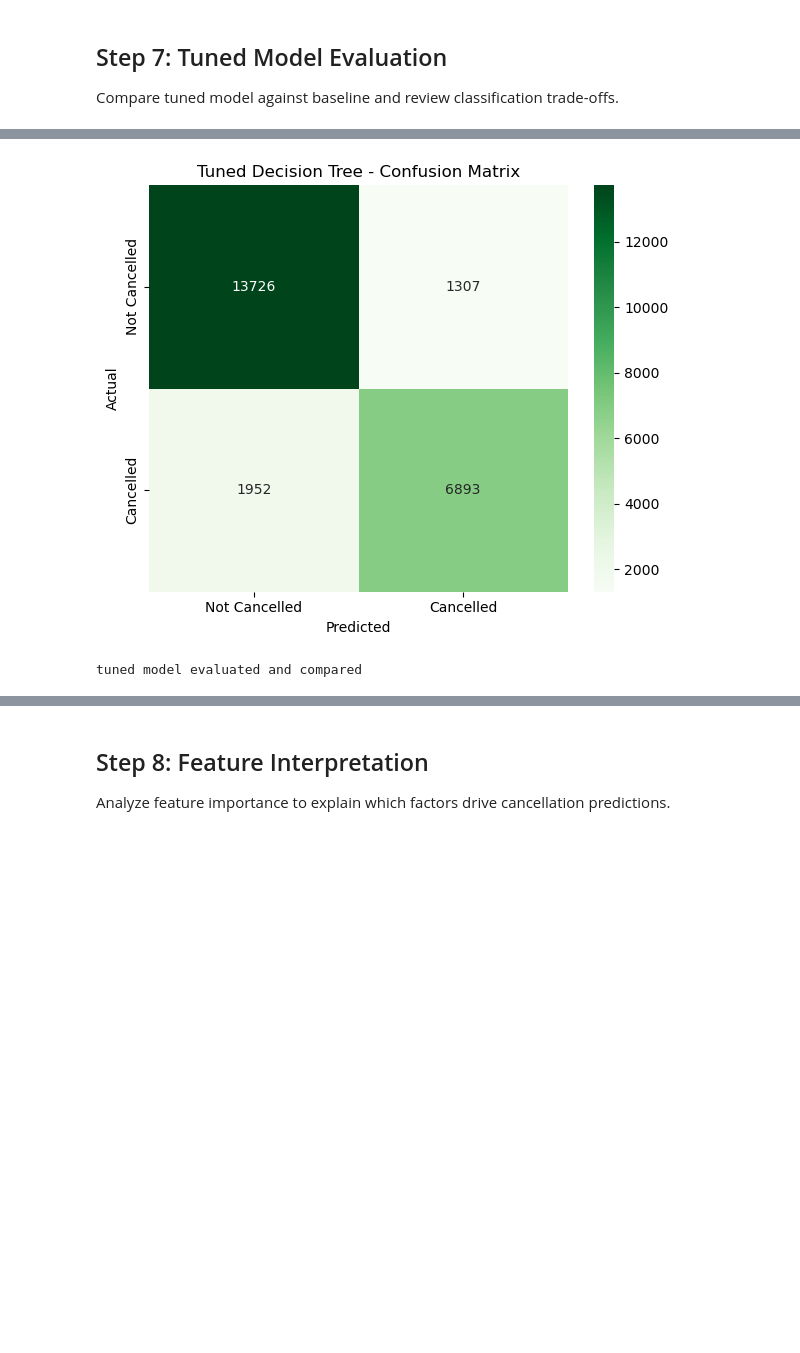
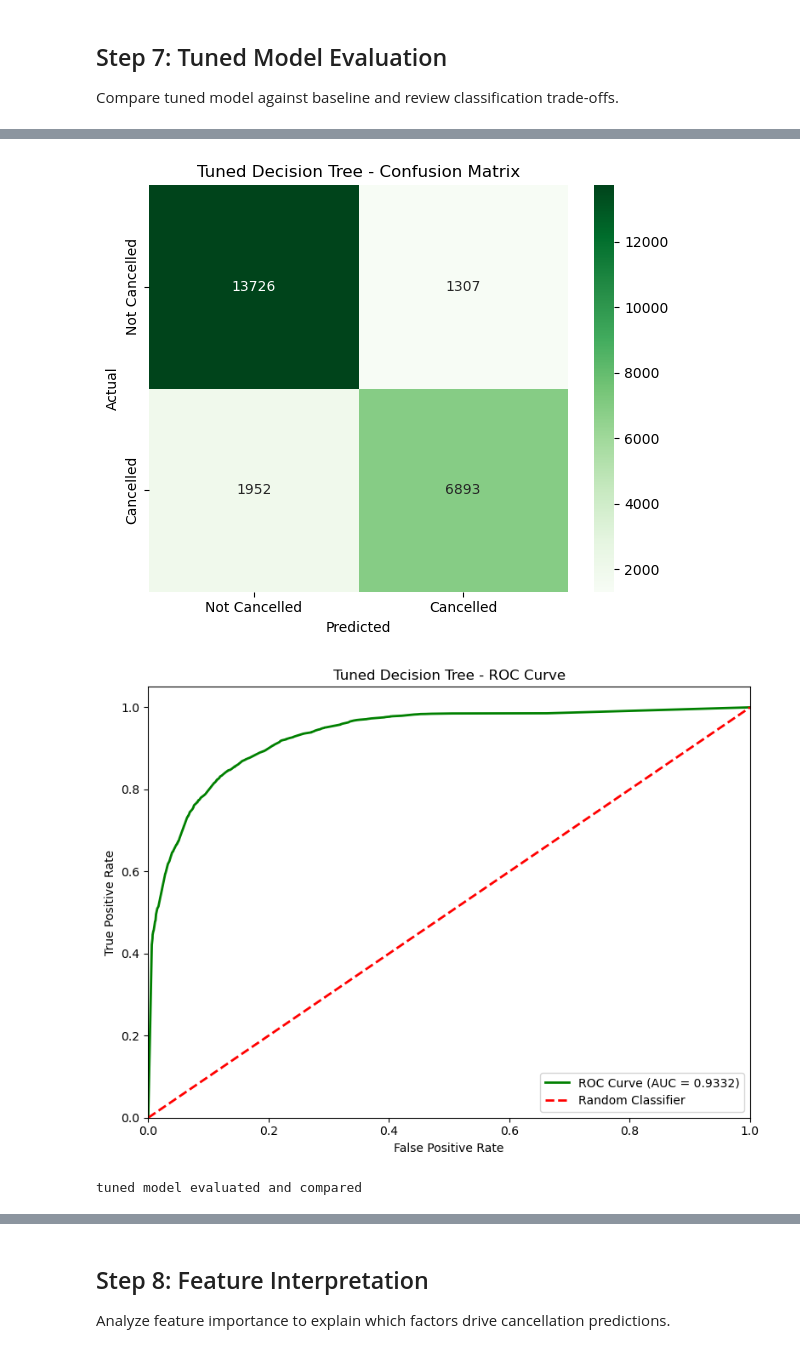
Before and after one commit to Eranga999/ML_Group_Assigment, a Jupyter notebook: Decision_Tree_IT22194244.ipynb, the cells around one changed output, grey strips where cells are left out. Drawn from its saved outputs; the diff is of its cells as text; code cells hidden in the pictures; blank space fills up the shorter version.

```diff
--- a/Decision_Tree_IT22194244.ipynb
+++ b/Decision_Tree_IT22194244.ipynb
@@ -397,18 +420,35 @@ Not Cancelled       0.88      0.91      0.89     15033
 # %%
 # Tuned confusion matrix
 cm_tuned = confusion_matrix(y_test, y_pred_tuned)
 
 plt.figure(figsize=(6, 5))
 sns.heatmap(cm_tuned, annot=True, fmt='d', cmap='Greens',
             xticklabels=['Not Cancelled', 'Cancelled'],
             yticklabels=['Not Cancelled', 'Cancelled'])
 plt.title('Tuned Decision Tree - Confusion Matrix')
 plt.xlabel('Predicted')
 plt.ylabel('Actual')
 plt.tight_layout()
 plt.show()
 
+# ROC Curve for tuned model
+y_pred_proba_tuned = best_model.predict_proba(X_test)[:, 1]
+fpr_tuned, tpr_tuned, _ = roc_curve(y_test, y_pred_proba_tuned)
+
+plt.figure(figsize=(8, 6))
+plt.plot(fpr_tuned, tpr_tuned, color='green', lw=2, label=f'ROC Curve (AUC = {roc_auc_tuned:.4f})')
+plt.plot([0, 1], [0, 1], color='red', lw=2, linestyle='--', label='Random Classifier')
+plt.xlim([0.0, 1.0])
+plt.ylim([0.0, 1.05])
+plt.xlabel('False Positive Rate')
+plt.ylabel('True Positive Rate')
+plt.title('Tuned Decision Tree - ROC Curve')
+plt.legend(loc="lower right")
+plt.tight_layout()
+plt.show()
+
 print('tuned model evaluated and compared')
 # %% [output]
 [figure]
+[figure, added]
 tuned model evaluated and compared
```
Also changed, not shown: parts of 5 cells of this notebook.
